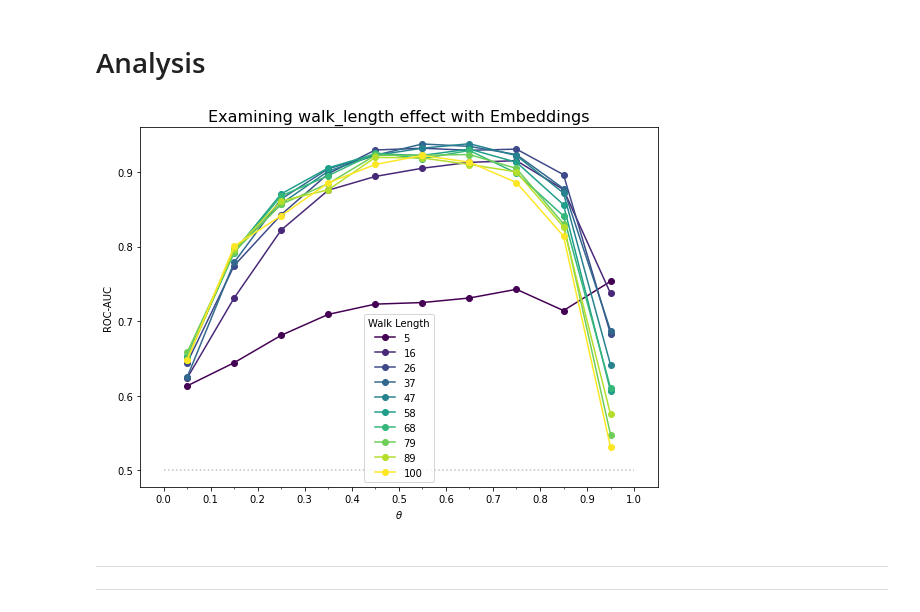
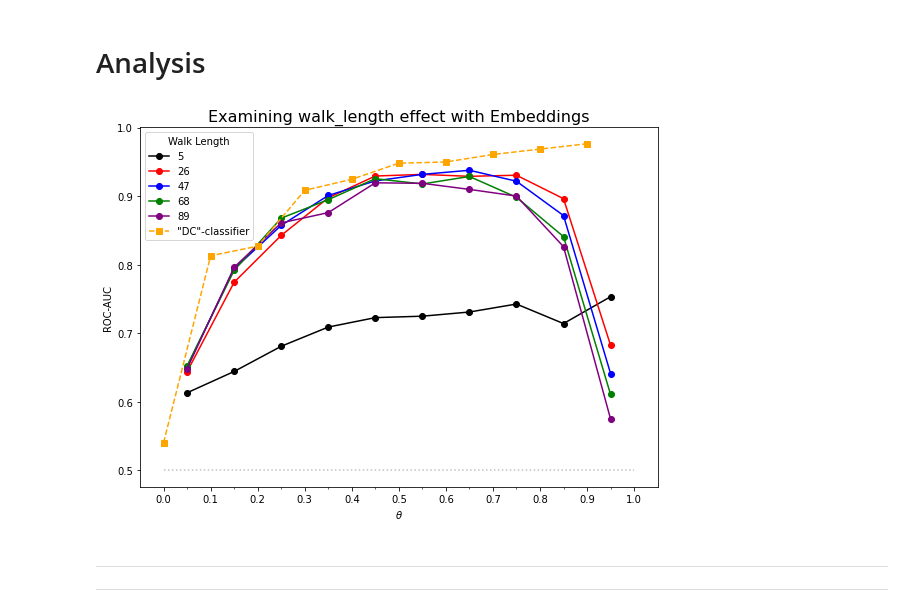
Before and after one commit to kaiser-dan/proj_naive-embedded-reconstruction, a Jupyter notebook: notebooks/ex/analysis_EMB_ex36_walklength-effect.ipynb, the cells around one changed output. Saved outputs shown, nothing was run; the diff lists cells and outputs as text; code cells hidden in the pictures.

Commit message:
Minor ex36 figure changes

```diff
--- a/notebooks/ex/analysis_EMB_ex36_walklength-effect.ipynb
+++ b/notebooks/ex/analysis_EMB_ex36_walklength-effect.ipynb
@@ -313,42 +313,54 @@ with open("logreg_by_walk-length.pkl", "wb") as _fh:
 # %%
 with open("logreg_by_walk-length.pkl", "rb") as _fh:
     models_modelperfs_by_WL = pickle.load(_fh)
+with open("../../data/output/raw/dc.pkl", "rb") as _fh:
+    results_DC = pickle.load(_fh)[('DC', 1, 2)]
 # %%
 # Instantiate figure, subset relevant data
 fig = plt.figure()
 
 # Plotting data
 X = sorted(ExperimentParams.THETAS.value)
 idx = 0
+idx2 = 0
 for wl, (models, perfs) in models_modelperfs_by_WL.items():
-    Y = [perf["auroc"] for perf in perfs.values()]
-    plt.plot(
-        X, Y,
-        label=f"{wl:.0f}",
-        color=viridis_(idx/(len(models_modelperfs_by_WL)-1)),
-        marker="o"
-    )
+    if idx % 2 == 0:
+        Y = [perf["auroc"] for perf in perfs.values()]
+        plt.plot(
+            X, Y,
+            label=f"{wl:.0f}",
+            color=colors_[idx2],#viridis_(idx/(len(models_modelperfs_by_WL)-1)),
+            marker="o"
+        )
+        idx2 += 1
     idx += 1
+plt.plot(
+    results_DC[0], results_DC[-1],
+    label="\"DC\"-classifier",
+    color="orange",
+    marker="s",
+    linestyle="--"
+)
 
 plt.hlines(0.5, 0, 1, linestyles=":", color="gray", alpha=0.5)
 
 # Axes configuration
 ax = fig.axes[0]
 
 plt.xticks(np.linspace(0, 1, 11))
 ax.xaxis.set_minor_locator(AutoMinorLocator(2))
 
 plt.xlabel("$\\theta$")
 plt.ylabel("ROC-AUC")
 
 # Figure-level attributes
 plt.legend(title="Walk Length") #, loc="lower right", bbox_to_anchor=(0.95, 0.25))
 plt.title("Examining walk_length effect with Embeddings")
 
 # Save plot
 plt.savefig(f"{_FIGS}/line_auroc-pfi_hue-walklength_EMBex36.png")
 # %% [output]
-[figure, old version]
+[figure, new version]
 # %%
 # # Instantiate figure, subset relevant data
 # fig = plt.figure()
```
Also changed, not shown: parts of 1 cell of this notebook, 1 other file.
